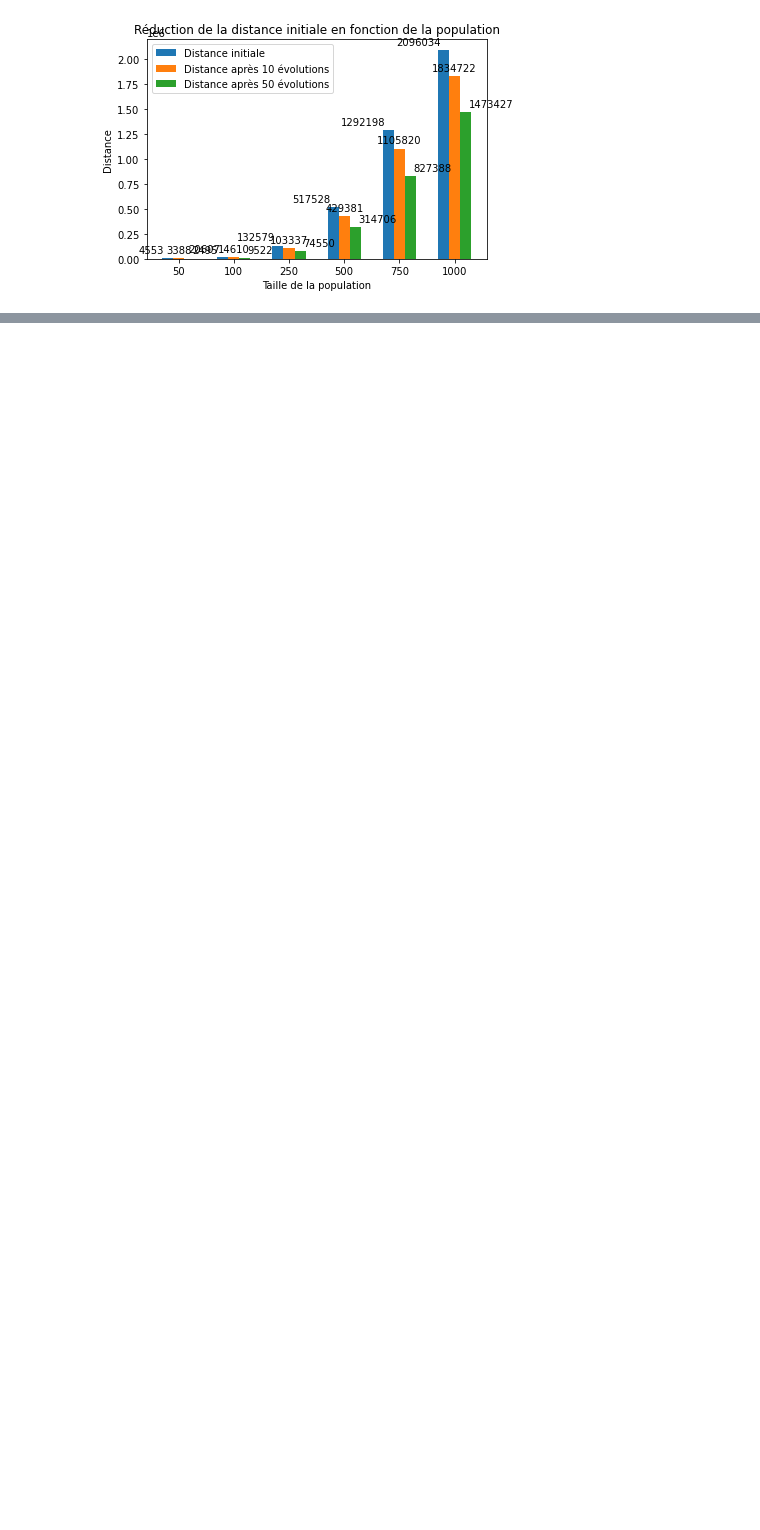
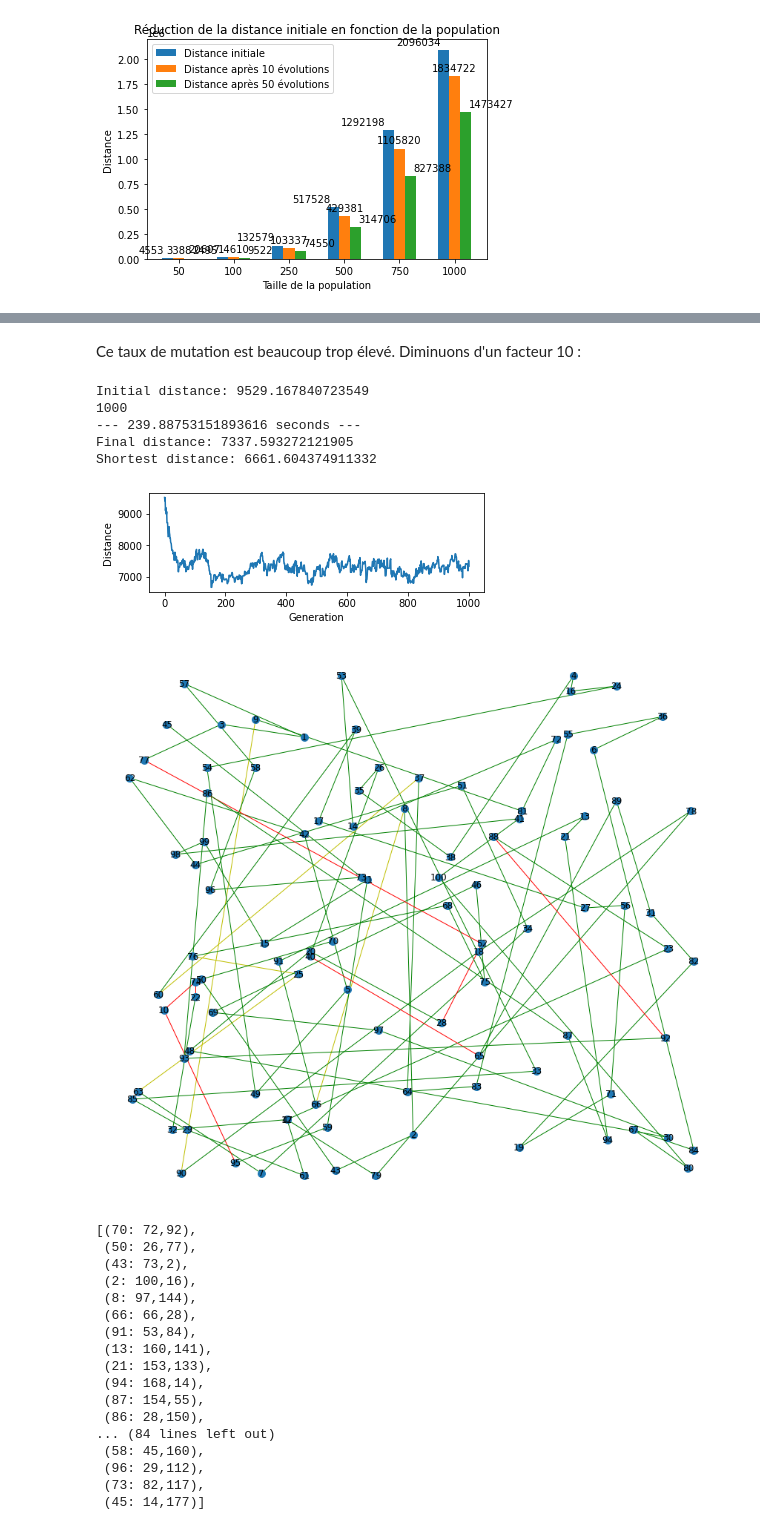
Before and after one commit to CoCodeur/VRP-PROJECT, a Jupyter notebook: AG/AlgorithmeGénétique.ipynb, the cells around one changed output, grey strips where cells are left out. Drawn from its saved outputs; the diff is of its cells as text; code cells hidden in the pictures; blank space fills up the shorter version.

```diff
--- a/AG/AlgorithmeGénétique.ipynb
+++ b/AG/AlgorithmeGénétique.ipynb
@@ -578,0 +660,29 @@ plt.show() # affiche la figure a l'ecran
+# %% [markdown]
+Ce taux de mutation est beaucoup trop élevé. Diminuons d'un facteur 10 :
+# %%
+geneticAlgorithmPlot(population=cityList, popSize=50, eliteSize=15, mutationRate=0.01, generations=1000)
+# %% [output]
+Initial distance: 9529.167840723549
+1000
+--- 239.88753151893616 seconds ---
+Final distance: 7337.593272121905
+Shortest distance: 6661.604374911332
+[figure, added]
+[figure, added]
+[(70: 72,92),
+ (50: 26,77),
+ (43: 73,2),
+ (2: 100,16),
+ (8: 97,144),
+ (66: 66,28),
+ (91: 53,84),
+ (13: 160,141),
+ (21: 153,133),
+ (94: 168,14),
+ (87: 154,55),
+ (86: 28,150),
+... (84 lines left out)
+ (58: 45,160),
+ (96: 29,112),
+ (73: 82,117),
+ (45: 14,177)]
```
Also changed, not shown: parts of 21 cells of this notebook.
